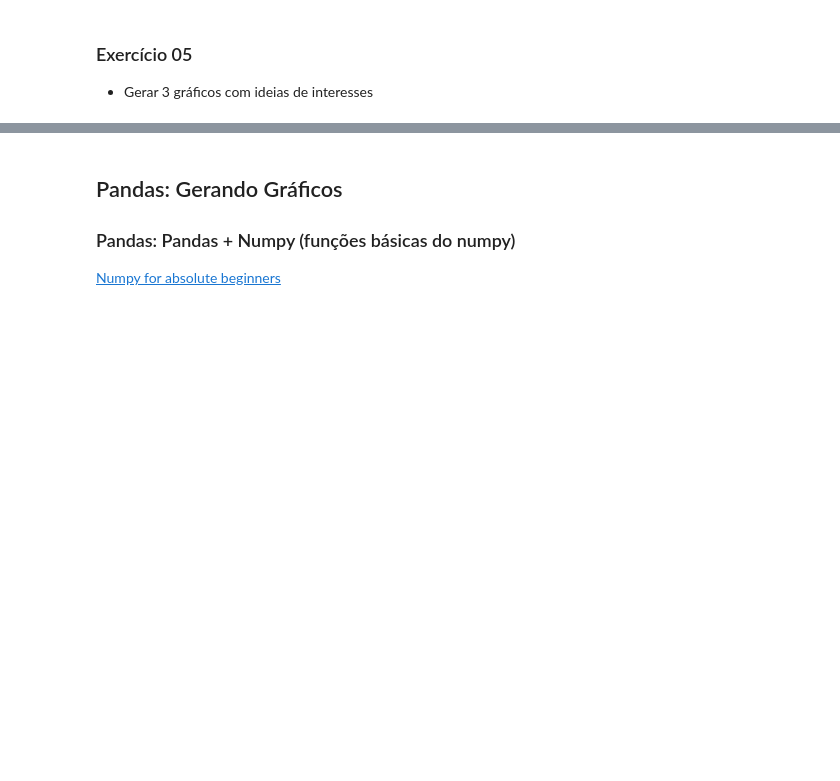
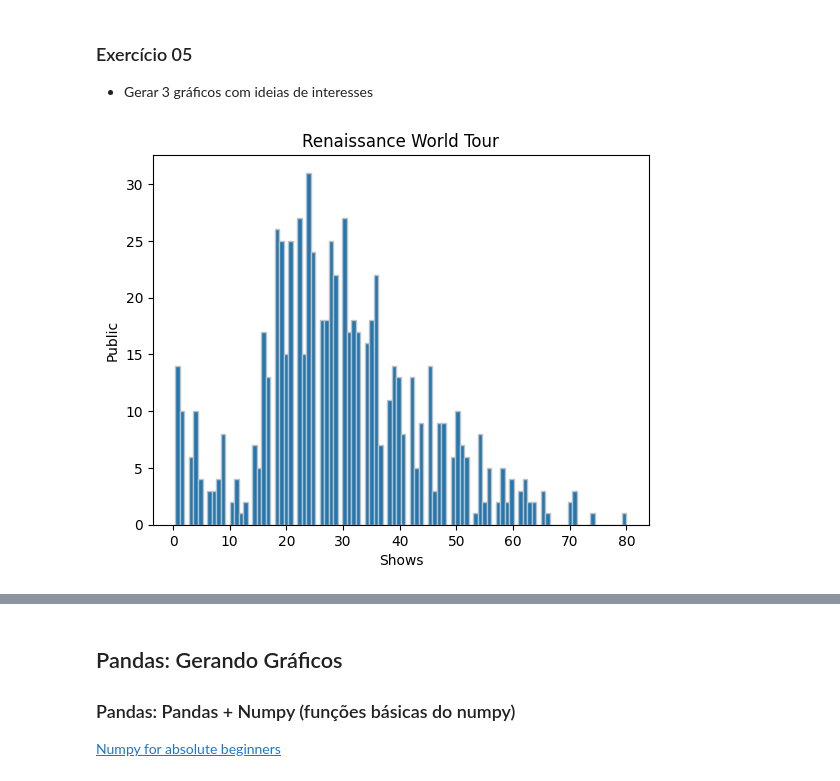
Before and after one commit to reprograma/on26-python-s12-pandas-numpy-II, a Jupyter notebook: material/aula_s12.ipynb, the cells around one changed output, grey strips where cells are left out. Drawn from its saved outputs; the diff is of its cells as text; code cells hidden in the pictures; blank space fills up the shorter version.

```diff
--- a/material/aula_s12.ipynb
+++ b/material/aula_s12.ipynb
@@ -310,3 +672,10 @@ plt.title('Distribuição de Idade')
 ### Exercício 05
 
 - Gerar 3 gráficos com ideias de interesses
+# %%
+df["Idade"].plot.hist(bins = 100, edgecolor = "silver")
+plt.xlabel("Shows")
+plt.ylabel("Public")
+plt.title("Renaissance World Tour"); #Alterei os nomes para saber como funciona
+# %% [output]
+[figure, added]
```
Also changed, not shown: parts of 50 cells of this notebook.
